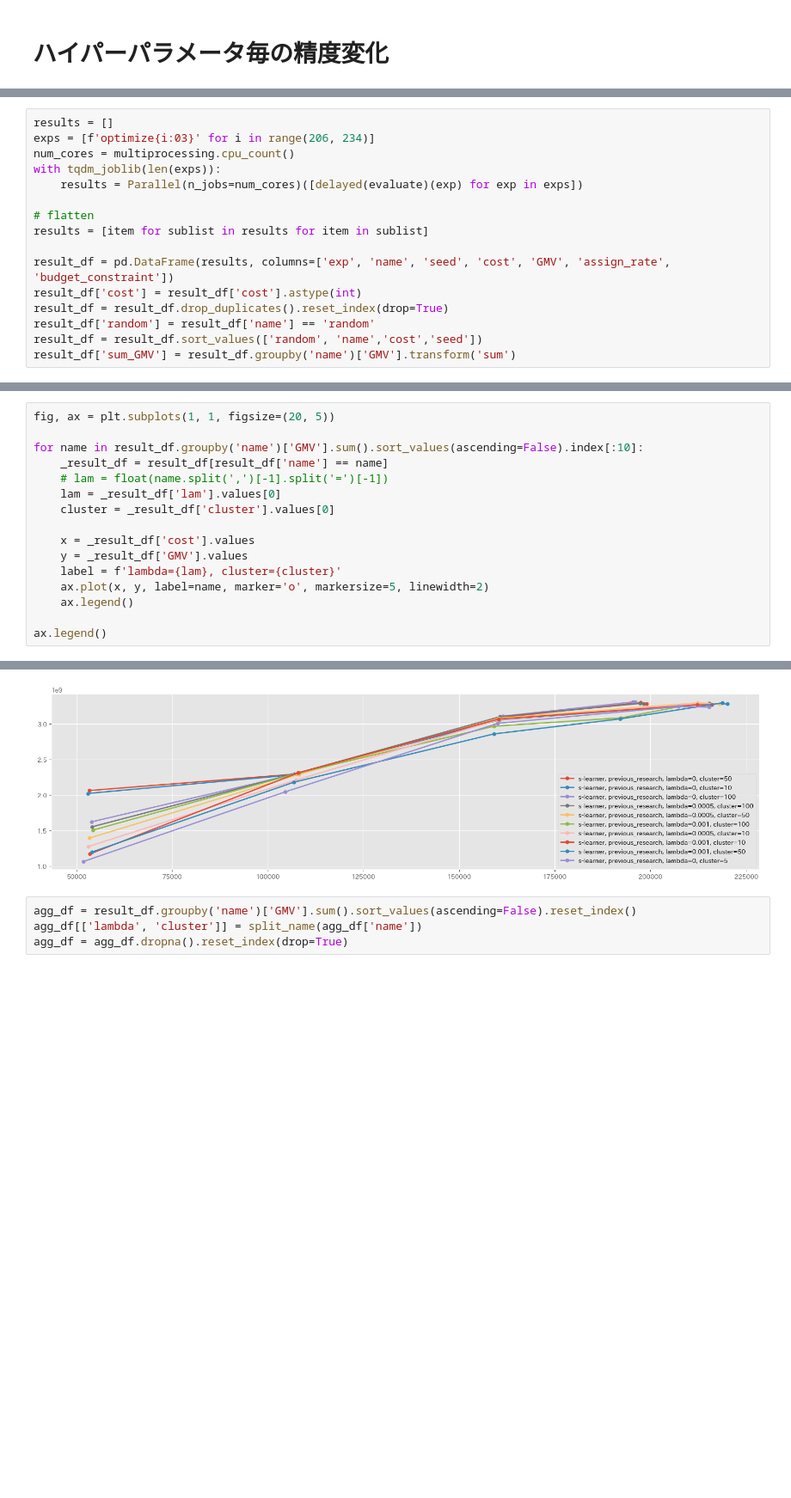
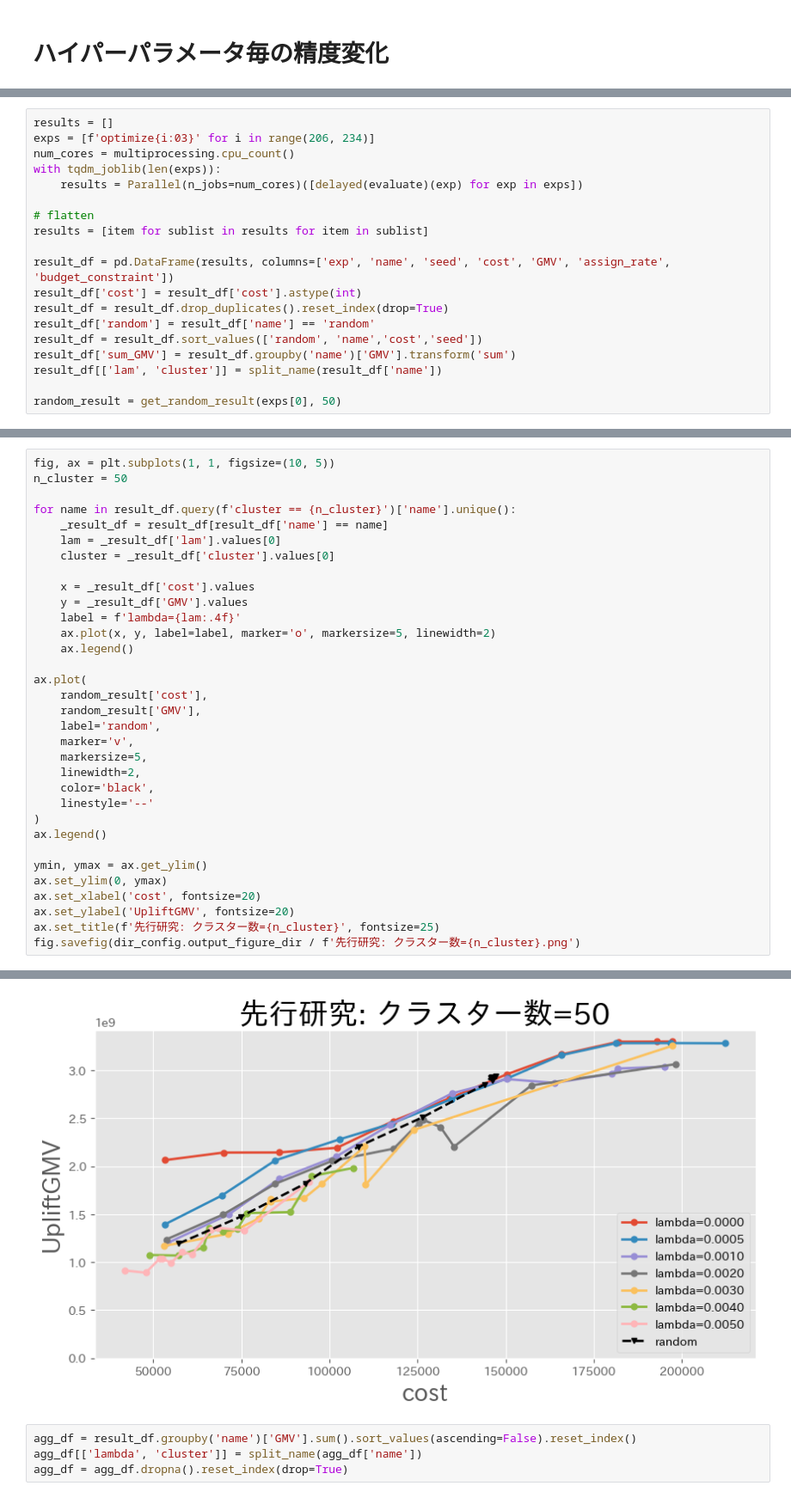
Before and after one commit to tubo213/graduation_research, a Jupyter notebook: notebooks/evaluation/eval_previous.ipynb, the cells around one changed output, grey strips where cells are left out. Shown at 86% size. Drawn from its saved outputs; the diff is of its cells as text; blank space fills up the shorter version.

```diff
--- a/notebooks/evaluation/eval_previous.ipynb
+++ b/notebooks/evaluation/eval_previous.ipynb
@@ -184,3 +261,6 @@ result_df = result_df.drop_duplicates().reset_index(drop=True)
 result_df['random'] = result_df['name'] == 'random'
 result_df = result_df.sort_values(['random', 'name','cost','seed'])
 result_df['sum_GMV'] = result_df.groupby('name')['GMV'].transform('sum')
+result_df[['lam', 'cluster']] = split_name(result_df['name'])
+
+random_result = get_random_result(exps[0], 50)
@@ -189,17 +272,34 @@ result_df[['lam', 'cluster']] = split_name(result_df['name'])
 # %%
-fig, ax = plt.subplots(1, 1, figsize=(20, 5))
+fig, ax = plt.subplots(1, 1, figsize=(10, 5))
+n_cluster = 50
 
-for name in result_df.groupby('name')['GMV'].sum().sort_values(ascending=False).index[:10]:
+for name in result_df.query(f'cluster == {n_cluster}')['name'].unique():
     _result_df = result_df[result_df['name'] == name]
-    # lam = float(name.split(',')[-1].split('=')[-1])
     lam = _result_df['lam'].values[0]
     cluster = _result_df['cluster'].values[0]
 
     x = _result_df['cost'].values
     y = _result_df['GMV'].values
-    label = f'lambda={lam}, cluster={cluster}'
-    ax.plot(x, y, label=name, marker='o', markersize=5, linewidth=2)
+    label = f'lambda={lam:.4f}'
+    ax.plot(x, y, label=label, marker='o', markersize=5, linewidth=2)
     ax.legend()
 
+ax.plot(
+    random_result['cost'],
+    random_result['GMV'],
+    label='random',
+    marker='v',
+    markersize=5,
+    linewidth=2,
+    color='black',
+    linestyle='--'
+)
 ax.legend()
+
+ymin, ymax = ax.get_ylim()
+ax.set_ylim(0, ymax)
+ax.set_xlabel('cost', fontsize=20)
+ax.set_ylabel('UpliftGMV', fontsize=20)
+ax.set_title(f'先行研究: クラスター数={n_cluster}', fontsize=25)
+fig.savefig(dir_config.output_figure_dir / f'先行研究: クラスター数={n_cluster}.png')
 # %% [output]
@@ -207,4 +306,4 @@ ax.legend()
-[figure, old version]
+[figure, new version]
 # %%
 agg_df = result_df.groupby('name')['GMV'].sum().sort_values(ascending=False).reset_index()
 agg_df[['lambda', 'cluster']] = split_name(agg_df['name'])
```
Also changed, not shown: parts of 17 cells of this notebook, 7 other files.
